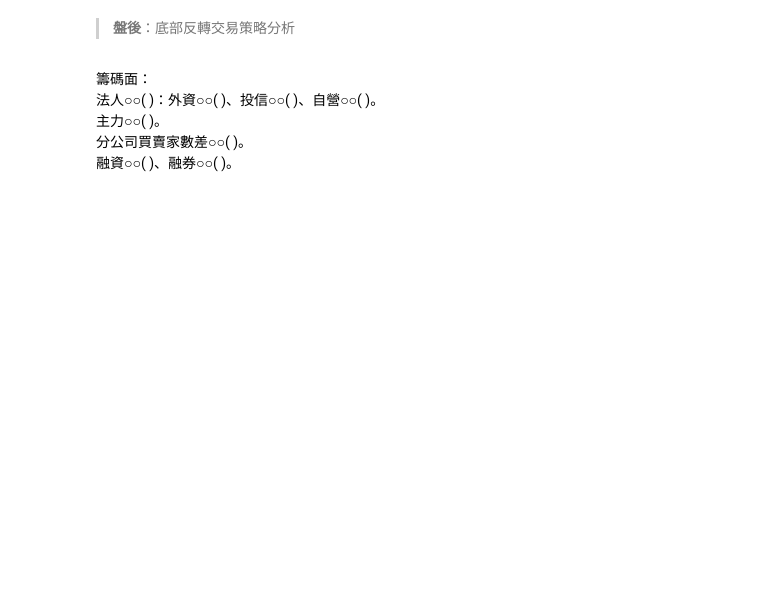
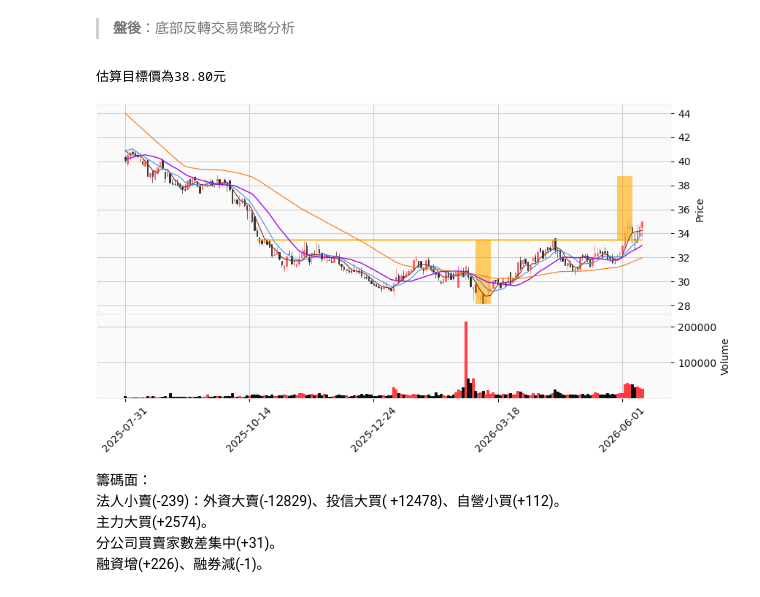
Before and after one commit to yilintung/StockInvestmentNotebook, a Jupyter notebook: 260611筆記.ipynb, the cells around one changed output. Saved outputs shown, nothing was run; the diff lists cells and outputs as text; code cells hidden in the pictures; blank space fills up the shorter version.

```diff
--- a/260611筆記.ipynb
+++ b/260611筆記.ipynb
@@ -122,11 +204,14 @@ def line_drawing_callback( range_prices) :
 
     return seq_of_seq_of_points,linewidths,colors
 # %%
-image = mysys.DrawOnKlineChart('2105','2025-07-31','2026-06-10',line_drawing_callback)
+image = mysys.DrawOnKlineChart('2105','2025-07-31','2026-06-11',line_drawing_callback)
 display(image)
+# %% [output]
+估算目標價為38.80元
+[figure, added]
 # %% [markdown]
 籌碼面：
-法人○○( )：外資○○( )、投信○○( )、自營○○( )。
-主力○○( )。
-分公司買賣家數差○○( )。
-融資○○( )、融券○○( )。
+法人小賣(-239)：外資大賣(-12829)、投信大買( +12478)、自營小買(+112)。
+主力大買(+2574)。
+分公司買賣家數差集中(+31)。
+融資增(+226)、融券減(-1)。
```
Also changed, not shown: parts of 5 cells of this notebook.
